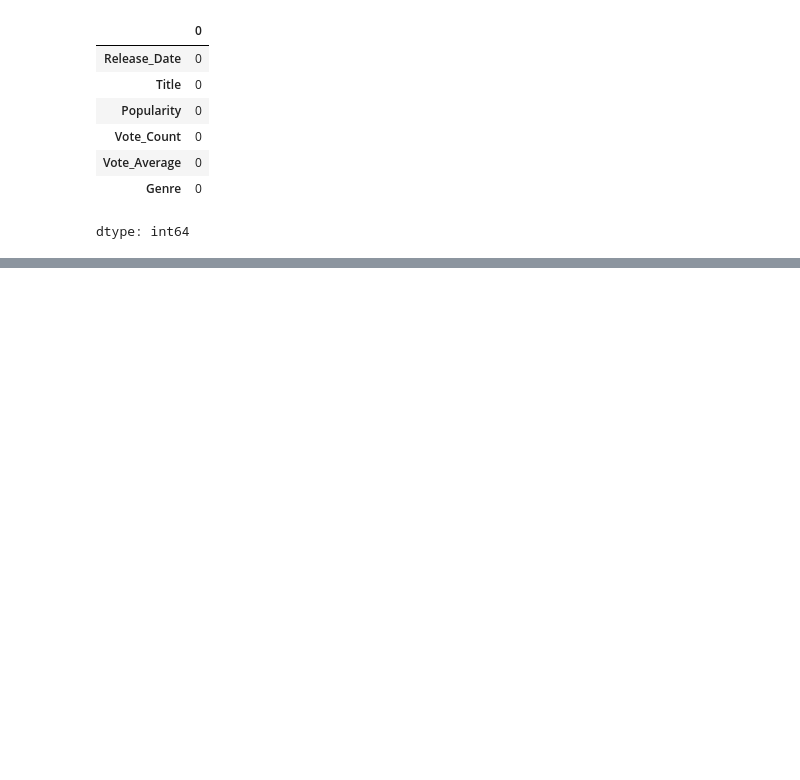
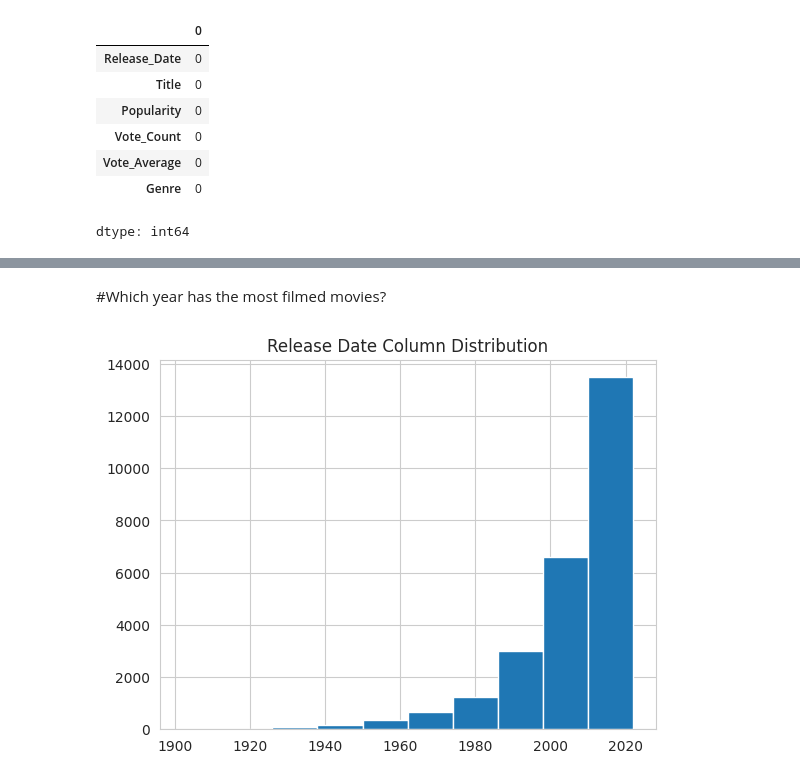
Before and after one commit to Roshanshres/netflix-data-analysis, a Jupyter notebook: netflix_data_analysis.ipynb, the cells around one changed output, grey strips where cells are left out. Drawn from its saved outputs; the diff is of its cells as text; code cells hidden in the pictures; blank space fills up the shorter version.

```diff
--- a/netflix_data_analysis.ipynb
+++ b/netflix_data_analysis.ipynb
@@ -188,0 +335,8 @@ dtype: int64
+# %% [markdown]
+#Which year has the most filmed movies?
+# %%
+df['Release_Date'].hist()
+plt.title("Release Date Column Distribution")
+plt.show()
+# %% [output]
+[figure, added]
```
Also changed, not shown: parts of 23 cells of this notebook.
